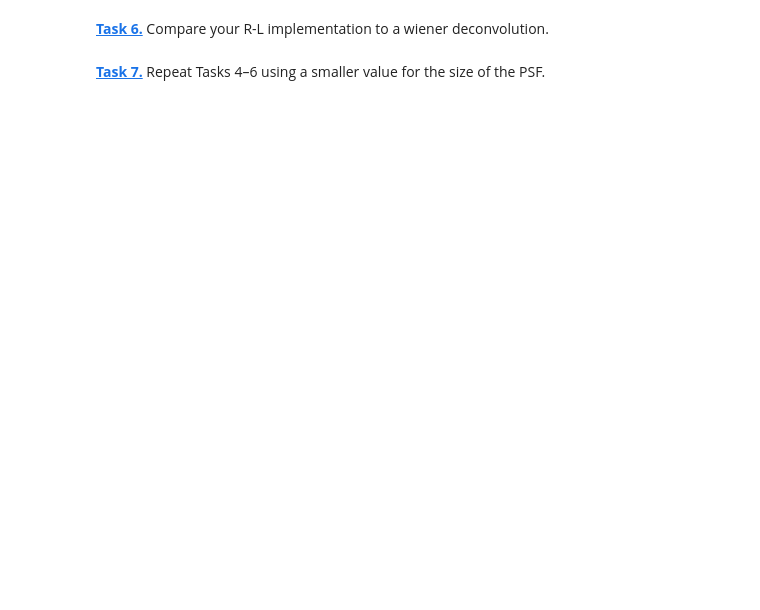
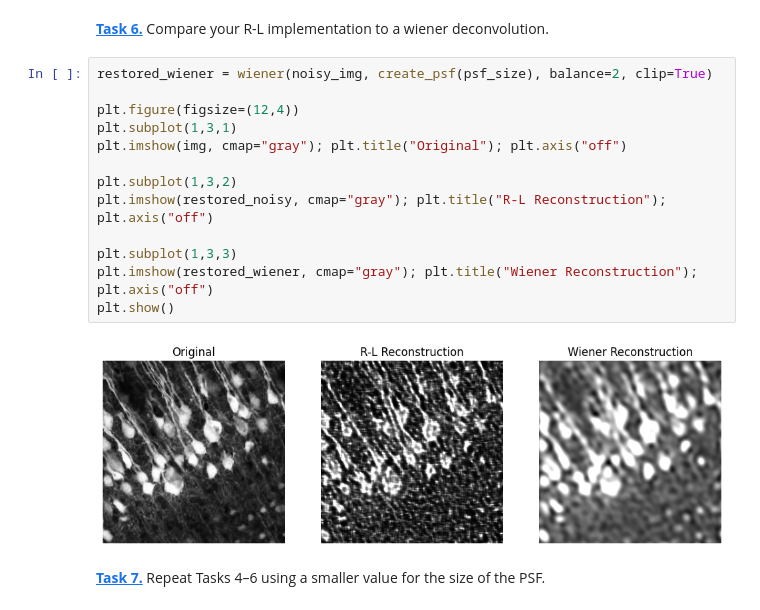
Before and after one commit to Bentrexte/mobi-fs5-python, a Jupyter notebook: deconvolution.ipynb, the cells around one changed output. Saved outputs shown, nothing was run; the diff lists cells and outputs as text; blank space fills up the shorter version.

```diff
--- a/deconvolution.ipynb
+++ b/deconvolution.ipynb
@@ -86,4 +135,19 @@ noise = noise / reduce_factor
 # %% [markdown]
 **[Task 6.]()** Compare your R-L implementation to a wiener deconvolution.
+# %%
+restored_wiener = wiener(noisy_img, create_psf(psf_size), balance=2, clip=True)
+
+plt.figure(figsize=(12,4))
+plt.subplot(1,3,1)
+plt.imshow(img, cmap="gray"); plt.title("Original"); plt.axis("off")
+
+plt.subplot(1,3,2)
+plt.imshow(restored_noisy, cmap="gray"); plt.title("R-L Reconstruction"); plt.axis("off")
+
+plt.subplot(1,3,3)
+plt.imshow(restored_wiener, cmap="gray"); plt.title("Wiener Reconstruction"); plt.axis("off")
+plt.show()
+# %% [output]
+[figure, added]
 # %% [markdown]
 **[Task 7.]()** Repeat Tasks 4–6 using a smaller value for the size of the PSF.
```
Also changed, not shown: parts of 10 cells of this notebook.
